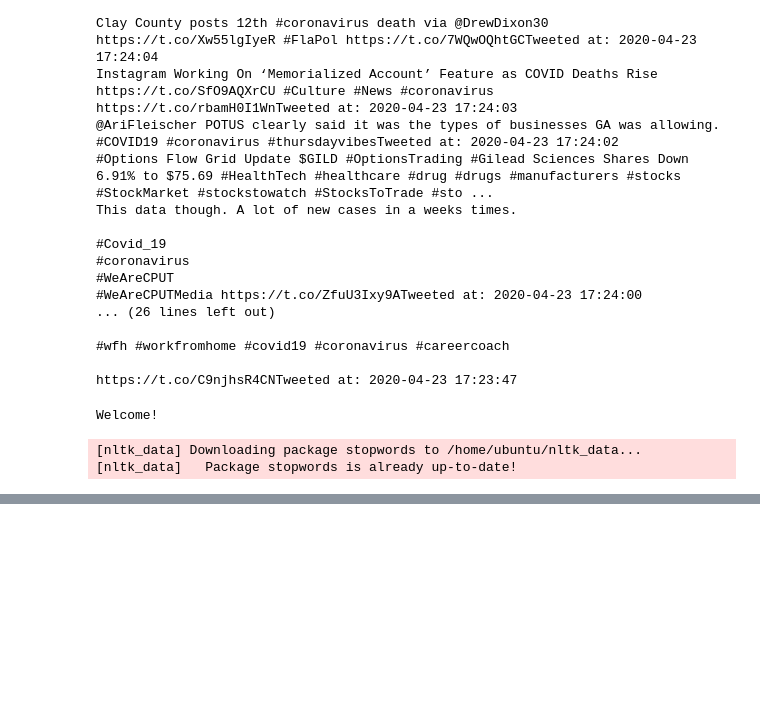
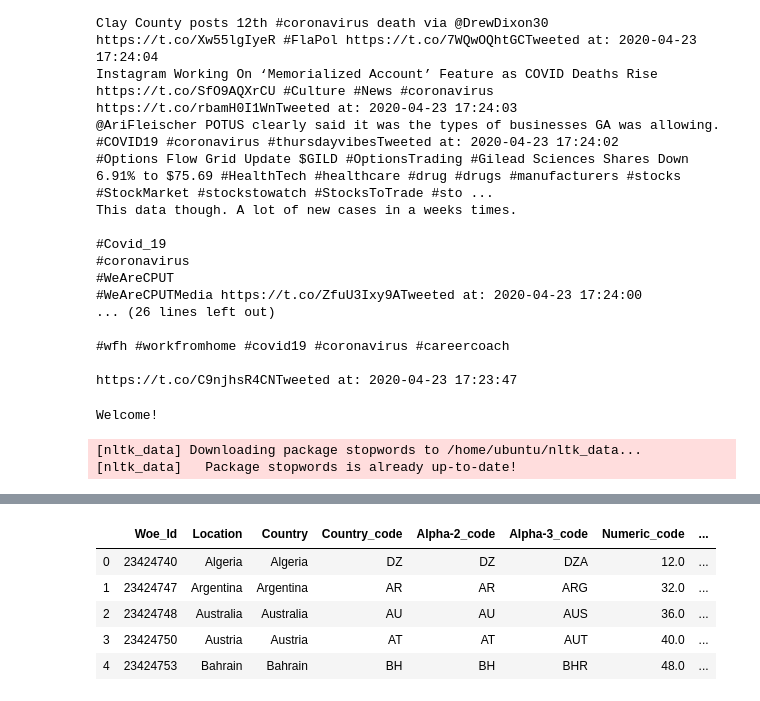
Before and after one commit to TheR2D3/Twitter_Viz, a Jupyter notebook: Rough_work/rough_work2.ipynb, the cells around one changed output, grey strips where cells are left out. Saved outputs shown, nothing was run; the diff lists cells and outputs as text; code cells hidden in the pictures; blank space fills up the shorter version.

```diff
--- a/Rough_work/rough_work2.ipynb
+++ b/Rough_work/rough_work2.ipynb
@@ -138,0 +201,8 @@ fig
+# %%
+#Globe data test
+import plotly.express as px
+import pandas as pd
+
+woe_df = pd.read_csv('woe_id_data_new2.csv')
+fig = px.scatter_geo(woe_df, locations='Location')
+fig.show()
@@ -138,0 +217,4 @@ fig
+# %%
+woe_df.head(3)
+
+downloaded_df = pd.read_csv('countries_codes_and_coordinates.csv')
@@ -138,0 +230,14 @@ fig
+# %%
+new_df = pd.merge(woe_df, downloaded_df, how='left', on=None, left_on=None, right_on=None,
+         left_index=False, right_index=False, sort=True,
+         suffixes=('_x', '_y'), copy=True, indicator=False,
+         validate=None)
+# %%
+new_df.head(5)
+# %% [output]
+|  | Woe_Id | Location | Country | Country_code | Alpha-2_code | Alpha-3_code | Numeric_code | ... |
+| 0 | 23424740 | Algeria | Algeria | DZ | DZ | DZA | 12.0 | ... |
+| 1 | 23424747 | Argentina | Argentina | AR | AR | ARG | 32.0 | ... |
+| 2 | 23424748 | Australia | Australia | AU | AU | AUS | 36.0 | ... |
+| 3 | 23424750 | Austria | Austria | AT | AT | AUT | 40.0 | ... |
+| 4 | 23424753 | Bahrain | Bahrain | BH | BH | BHR | 48.0 | ... |
```
Also changed, not shown: parts of 13 cells of this notebook, 8 other files.
